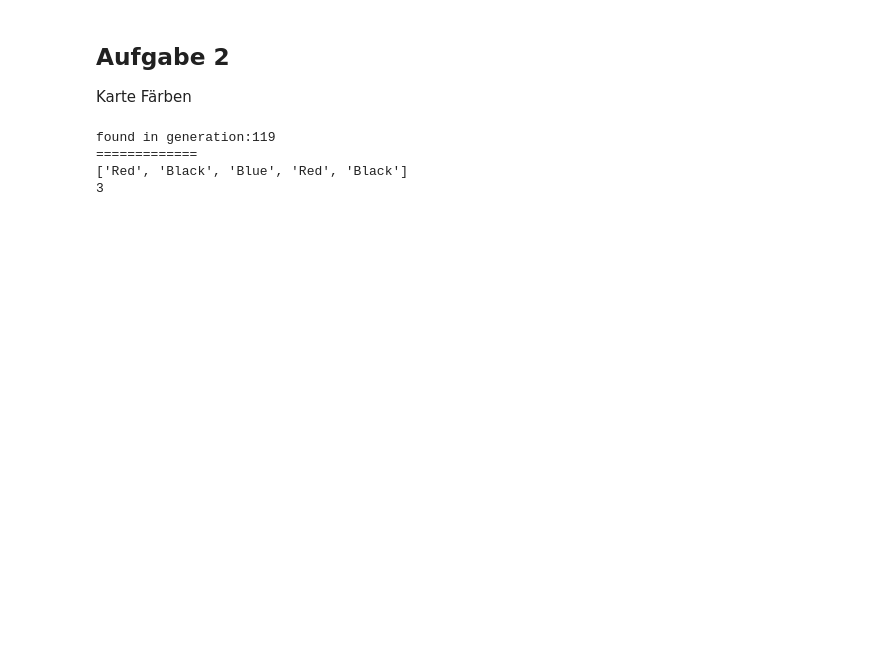
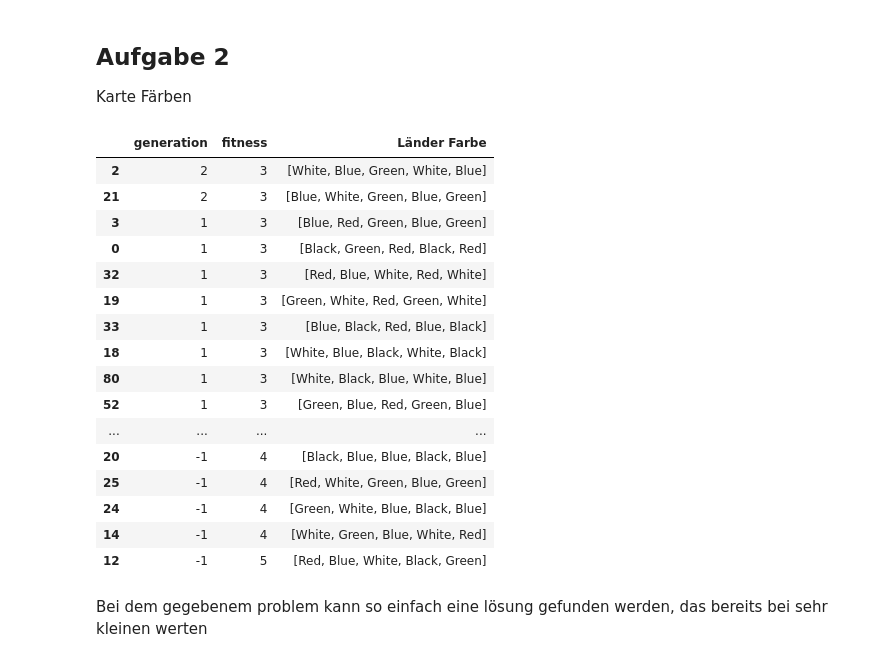
Before and after one commit to Weltenschlange/GrundlagenKI, a Jupyter notebook: Blatt2/Blatt2.ipynb, the cells around one changed output. Drawn from its saved outputs; the diff is of its cells as text; code cells hidden in the pictures; blank space fills up the shorter version.

```diff
--- a/Blatt2/Blatt2.ipynb
+++ b/Blatt2/Blatt2.ipynb
@@ -221,6 +293,7 @@ _ _ _ _ _ _ x _
 Karte Färben
 # %%
 import random
+import pandas as pd
 
 random.seed()
 
@@ -254,10 +327,10 @@ class Karte:
 
         return counter
 
-    def mutate(self):
-        mutate_chance = random.randint(1,1000)
+    def mutate(self, mutate_chance):
+        mutate_pool = random.randint(1,1000)
 
-        if (mutate_chance <= 50):
+        if (mutate_pool <= mutate_chance):
             mutate_index = random.randint(0,4)
             mutate_index = random.randint(0,4)
             c = color[random.randint(0,4)]
@@ -273,7 +346,7 @@ def crossover(board1, board2):
     child2 = board2.länder[:point] + board1.länder[point:]
     return Karte(child1), Karte(child2)
 
-def select(karten, numBoardsTotal):
+def select(karten, numBoardsTotal, mutate_chance):
     new_karte: Karte = []
     selection_pool = []
     for i in range(len(karten)-1):
@@ -288,51 +361,75 @@ def select(karten, numBoardsTotal):
         while(selection_pool[index1] == selection_pool[index2]):
             index2 = random.randint(0,len(selection_pool)-1)
 
         kartenindex1 = selection_pool[index1]
         kartenindex2 = selection_pool[index2]
 
         karte1, karte2 = crossover(karten[kartenindex1], karten[kartenindex2])
 
-        karte1.mutate()
-        karte2.mutate()
+        karte1.mutate(mutate_chance)
+        karte2.mutate(mutate_chance)
         new_karte.append(karte1)
         new_karte.append(karte2)
 
     return new_karte
 
-def Evo(karten, generations, numKartenTotal):
+def Evo(karten, generations, numKartenTotal, mutate_chance):
     for g in range(generations):
         karten = sorted(karten, key= lambda x: x.fitness())
         #print(karten[1].fitness())
 
-        new_karten: Board = select(karten, numKartenTotal)
+        new_karten: Board = select(karten, numKartenTotal, mutate_chance)
 
         karten = new_karten
 
         for k in karten:
             if k.fitness() <= 3:
-                print("found in generation:" + str(g))
-                return k
+                return k,g
 
     karten = sorted(karten, key= lambda x: x.fitness())
-    print("not found")
-    return karten[1]
+    return karten[1],-1
 
-karten: Karte = []
+def RunSimulation(numKartenTotal,generations,mutate_chance):
+    karten: Karte = []
+    for _ in range(numKartenTotal):
+        karten.append(Karte([color[random.randint(0,4)] for _ in range(5)]))
 
-numBoardsTotal = 4
-generations = 1000
+    karte, generation = Evo(karten,generations,numKartenTotal, mutate_chance)
 
-for i in range(numBoardsTotal):
-    karten.append(Karte([color[random.randint(0,4)] for _ in range(5)]))
+    return pd.Series([generation,karte.fitness(),karte.länder], index = ["generation", "fitness", "Länder Farbe"])
 
-karte = Evo(karten,generations,numBoardsTotal)
+numKartenTotal = 4
+generations = 4
+mutate_chance = 5
 
-print("=============")
-karte.printColors()
-print(karte.fitness())
+results = []
+for i in range(100):
+
+    results.append(RunSimulation(numKartenTotal,generations,mutate_chance))
+    #print(i)
+
+df = pd.DataFrame(results)
+
+df = df.sort_values("generation",ascending=False)
+
+df.head(50)
 # %% [output]
-found in generation:119
-=============
-['Red', 'Black', 'Blue', 'Red', 'Black']
-3
+|  | generation | fitness | Länder Farbe |
+| 2 | 2 | 3 | [White, Blue, Green, White, Blue] |
+| 21 | 2 | 3 | [Blue, White, Green, Blue, Green] |
+| 3 | 1 | 3 | [Blue, Red, Green, Blue, Green] |
+| 0 | 1 | 3 | [Black, Green, Red, Black, Red] |
+| 32 | 1 | 3 | [Red, Blue, White, Red, White] |
+| 19 | 1 | 3 | [Green, White, Red, Green, White] |
+| 33 | 1 | 3 | [Blue, Black, Red, Blue, Black] |
+| 18 | 1 | 3 | [White, Blue, Black, White, Black] |
+| 80 | 1 | 3 | [White, Black, Blue, White, Blue] |
+| 52 | 1 | 3 | [Green, Blue, Red, Green, Blue] |
+| ... | ... | ... | ... |
+| 20 | -1 | 4 | [Black, Blue, Blue, Black, Blue] |
+| 25 | -1 | 4 | [Red, White, Green, Blue, Green] |
+| 24 | -1 | 4 | [Green, White, Blue, Black, Blue] |
+| 14 | -1 | 4 | [White, Green, Blue, White, Red] |
+| 12 | -1 | 5 | [Red, Blue, White, Black, Green] |
+# %% [markdown]
+Bei dem gegebenem problem kann so einfach eine lösung gefunden werden, das bereits bei sehr kleinen werten
```
Also changed, not shown: parts of 2 cells of this notebook.
